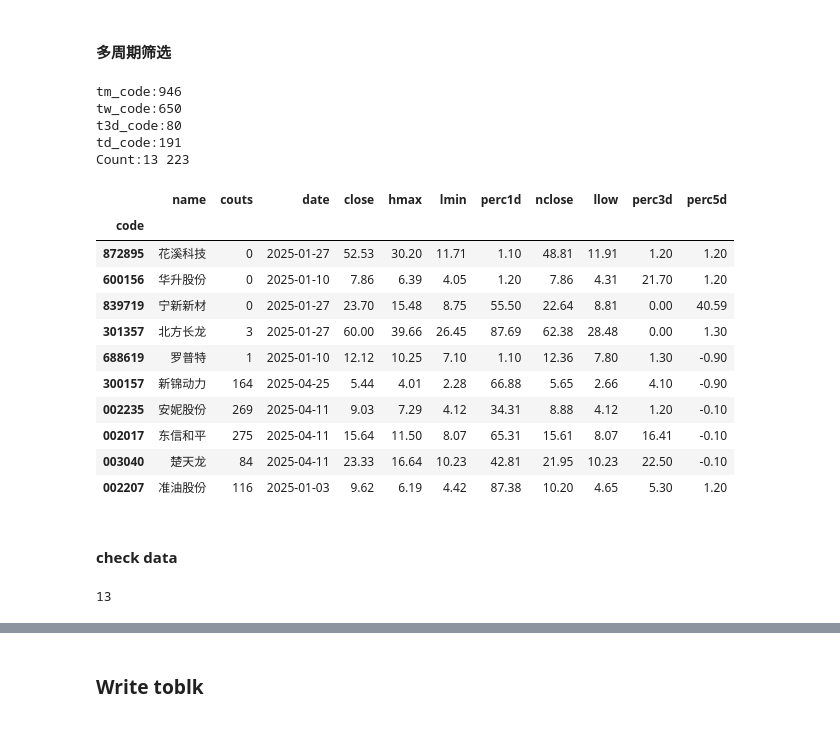
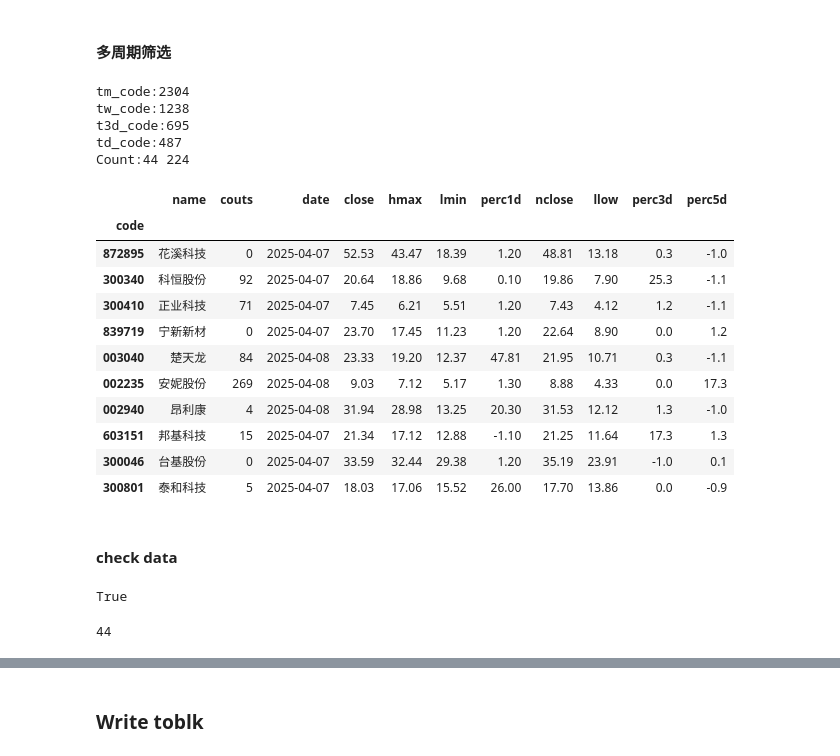
Before and after one commit to johnsonhongyi/pyQuant3, a Jupyter notebook: stock/jupyterAlgo/Quant2023/resample-monitor.ipynb, the cells around one changed output, grey strips where cells are left out. Drawn from its saved outputs; the diff is of its cells as text; code cells hidden in the pictures.

```diff
--- a/stock/jupyterAlgo/Quant2023/resample-monitor.ipynb
+++ b/stock/jupyterAlgo/Quant2023/resample-monitor.ipynb
@@ -442,4 +445,4 @@ Count:192 221
 # %%
 # t3d_code = tdx_3d.query('lasth1d > lasth2d > lasth3d and close >= high4')
-t3d_code = h5_3d.query(f'{get_filter(1)}')
-show_tdx_data(t3d_code)
+# t3d_code = h5_3d.query(f'{get_filter(1)}')
+# show_tdx_data(t3d_code)
@@ -479,6 +461,7 @@ initdx :0 b1>:5184 it:0.4 lastpTDX_DF_w in locals
 # tw_code = tdx_w.query ('lastp1d > lastp2d and lasth2d > lasth3d and lastl2d > lastl3d and lastp1d > ma51d')
 # tw_code = tdx_w.query(f'{get_filter(0)}')
 # tw_code = tdx_w.query(f'{get_filter(filterIDX)}')
-tw_code = h5_w.query(f'{get_filter(filterIDX)}')
+# tw_code = h5_w.query(f'{get_filter(filterIDX)}')
+tw_code = h5_w.query('lastp1d > ma51d and lastp2d > ma51d')
 show_tdx_data(tw_code,limit=10)
 # %% [output]
@@ -507,7 +489,7 @@ initdx :0 b1>:5184 it:0.4 lastpTDX_DF_m in locals
 # %%
 # tm_code = tdx_m.query('lastp1d > lastp2d and lasth2d > lasth3d and lastp1d > ma51d')
 # tm_code = tdx_m.query('lastp1d > lastp2d and lasth2d > lasth3d and lastl2d > lastl3d and lastp1d > ma51d')
-# tm_code = tdx_m.query('lasth1d > upper1 and lasth2d >upper2 and high >boll and percent > maxp')
-tm_code = h5_m.query(f'{get_filter(filterIDX)}')
+tm_code = h5_m.query('lastl1d > lastl2d and lastl2d > lastl3d and lastp1d > ma51d')
+# tm_code = h5_m.query(f'{get_filter(filterIDX)}')
 show_tdx_data(tm_code)
 # %% [output]
@@ -548,6 +529,8 @@ DLTDXE:2.58
 # td_code = tdx_d.query('ma51d > ma10d and ral > 3 and lastp1d >ma20d and low > lastl1d and vol > 2' )
 # td_code = tdx_d.query('lastp1d > lastp2d  and lasth1d > lasth2d and lasth2d > lasth3d and lastl1d > lastl2d and lastl2d > lastl3d and close > open')
 td_code = h5_d.query(f'{get_filter(filterIDX)}')
+td_code = h5_d.query(f'lasth1d > lasth2d and close > lastp1d')
+
 show_tdx_data(td_code,limit=10)
 if len(td_code) < 30:
     write_code_to_blk(td_code.index,'065',rewrite=True)
@@ -591,37 +587,40 @@ Count:41 224
 # %%
 for co in ['tm_code','tw_code','t3d_code','td_code']:
     print(f'{co}:{len(eval(co))}')
 code_f=  list(set(tm_code.index) & set(tw_code.index) & set(t3d_code.index)  & set(td_code.index))
-
+# code_f=  list(set(tm_code.index) & set(tw_code.index) & set(td_code.index))
+code_f =td_code.loc[code_f].sort_values('percent', ascending=False).index.tolist()
 if len(code_f) > 0:
-    show_tdx_data(tw_code.loc[code_f],limit=10)
+    show_tdx_data(td_code.loc[code_f],limit=10)
 else:
     print('no code')
 # %% [output]
-tm_code:946
-tw_code:650
-t3d_code:80
-td_code:191
-Count:13 223
+tm_code:2304
+tw_code:1238
+t3d_code:695
+td_code:487
+Count:44 224
 |  | name | couts | date | close | hmax | lmin | perc1d | nclose | llow | perc3d | perc5d |
 | code |  |  |  |  |  |  |  |  |  |  |  |
-| 872895 | 花溪科技 | 0 | 2025-01-27 | 52.53 | 30.20 | 11.71 | 1.10 | 48.81 | 11.91 | 1.20 | 1.20 |
-| 600156 | 华升股份 | 0 | 2025-01-10 | 7.86 | 6.39 | 4.05 | 1.20 | 7.86 | 4.31 | 21.70 | 1.20 |
-| 839719 | 宁新新材 | 0 | 2025-01-27 | 23.70 | 15.48 | 8.75 | 55.50 | 22.64 | 8.81 | 0.00 | 40.59 |
-| 301357 | 北方长龙 | 3 | 2025-01-27 | 60.00 | 39.66 | 26.45 | 87.69 | 62.38 | 28.48 | 0.00 | 1.30 |
-| 688619 | 罗普特 | 1 | 2025-01-10 | 12.12 | 10.25 | 7.10 | 1.10 | 12.36 | 7.80 | 1.30 | -0.90 |
-| 300157 | 新锦动力 | 164 | 2025-04-25 | 5.44 | 4.01 | 2.28 | 66.88 | 5.65 | 2.66 | 4.10 | -0.90 |
-| 002235 | 安妮股份 | 269 | 2025-04-11 | 9.03 | 7.29 | 4.12 | 34.31 | 8.88 | 4.12 | 1.20 | -0.10 |
-| 002017 | 东信和平 | 275 | 2025-04-11 | 15.64 | 11.50 | 8.07 | 65.31 | 15.61 | 8.07 | 16.41 | -0.10 |
-| 003040 | 楚天龙 | 84 | 2025-04-11 | 23.33 | 16.64 | 10.23 | 42.81 | 21.95 | 10.23 | 22.50 | -0.10 |
-| 002207 | 准油股份 | 116 | 2025-01-03 | 9.62 | 6.19 | 4.42 | 87.38 | 10.20 | 4.65 | 5.30 | 1.20 |
+| 872895 | 花溪科技 | 0 | 2025-04-07 | 52.53 | 43.47 | 18.39 | 1.20 | 48.81 | 13.18 | 0.3 | -1.0 |
+| 300340 | 科恒股份 | 92 | 2025-04-07 | 20.64 | 18.86 | 9.68 | 0.10 | 19.86 | 7.90 | 25.3 | -1.1 |
+| 300410 | 正业科技 | 71 | 2025-04-07 | 7.45 | 6.21 | 5.51 | 1.20 | 7.43 | 4.12 | 1.2 | -1.1 |
+| 839719 | 宁新新材 | 0 | 2025-04-07 | 23.70 | 17.45 | 11.23 | 1.20 | 22.64 | 8.90 | 0.0 | 1.2 |
+| 003040 | 楚天龙 | 84 | 2025-04-08 | 23.33 | 19.20 | 12.37 | 47.81 | 21.95 | 10.71 | 0.3 | -1.1 |
+| 002235 | 安妮股份 | 269 | 2025-04-08 | 9.03 | 7.12 | 5.17 | 1.30 | 8.88 | 4.33 | 0.0 | 17.3 |
+| 002940 | 昂利康 | 4 | 2025-04-08 | 31.94 | 28.98 | 13.25 | 20.30 | 31.53 | 12.12 | 1.3 | -1.0 |
+| 603151 | 邦基科技 | 15 | 2025-04-07 | 21.34 | 17.12 | 12.88 | -1.10 | 21.25 | 11.64 | 17.3 | 1.3 |
+| 300046 | 台基股份 | 0 | 2025-04-07 | 33.59 | 32.44 | 29.38 | 1.20 | 35.19 | 23.91 | -1.0 | 0.1 |
+| 300801 | 泰和科技 | 5 | 2025-04-07 | 18.03 | 17.06 | 15.52 | 26.00 | 17.70 | 13.86 | 0.0 | -0.9 |
 # %% [markdown]
 #### check data
 # %%
+'300998' in code_f
 code_check = [co for co in code_f if co in h5_3d.index]
 len(code_check)
 # %% [output]
-13
+True
+44
 # %%
 show_tdx_data(td_code.loc[code_f])
 # %% [output]
```
Also changed, not shown: parts of 17 cells of this notebook, 1 other file.
